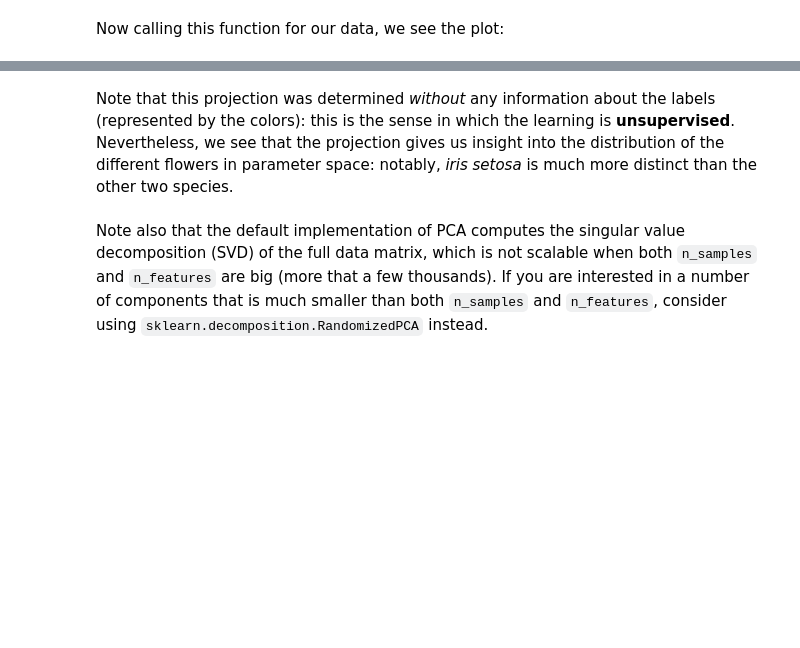
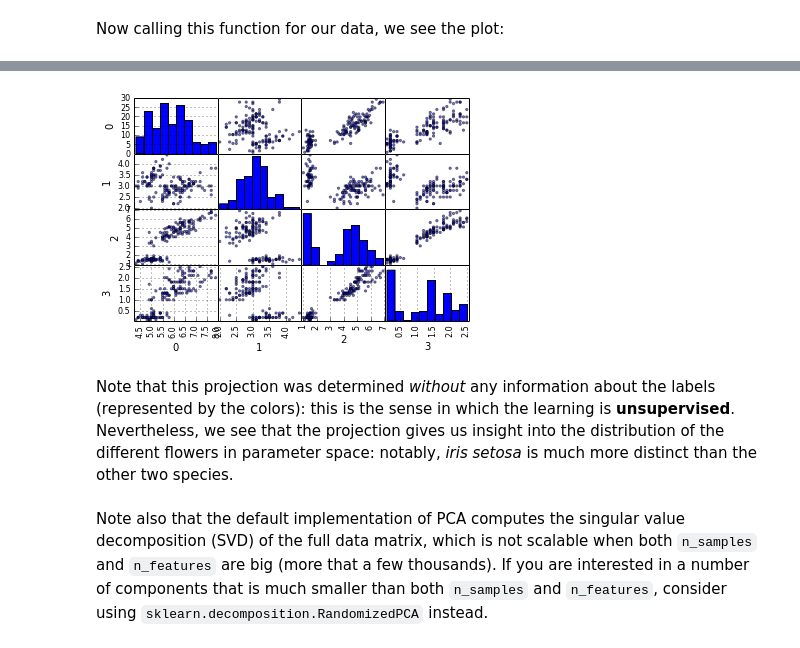
Before and after one commit to MadDataScience/DAT6, a Jupyter notebook: DS_Lab11-PCA.ipynb, the cells around one changed output, grey strips where cells are left out. Drawn from its saved outputs; the diff is of its cells as text; code cells hidden in the pictures; blank space fills up the shorter version.

```diff
--- a/DS_Lab11-PCA.ipynb
+++ b/DS_Lab11-PCA.ipynb
@@ -111,3 +142,8 @@ plot_PCA_2D(X_pca, iris.target, iris.target_names)
+# %%
+import pandas as pd
+_ = pd.scatter_matrix(pd.DataFrame(iris.data))
+# %% [output]
+[figure, added]
 # %% [markdown]
 Note that this projection was determined *without* any information about the
 labels (represented by the colors): this is the sense in which the learning
```
Also changed, not shown: parts of 14 cells of this notebook.
